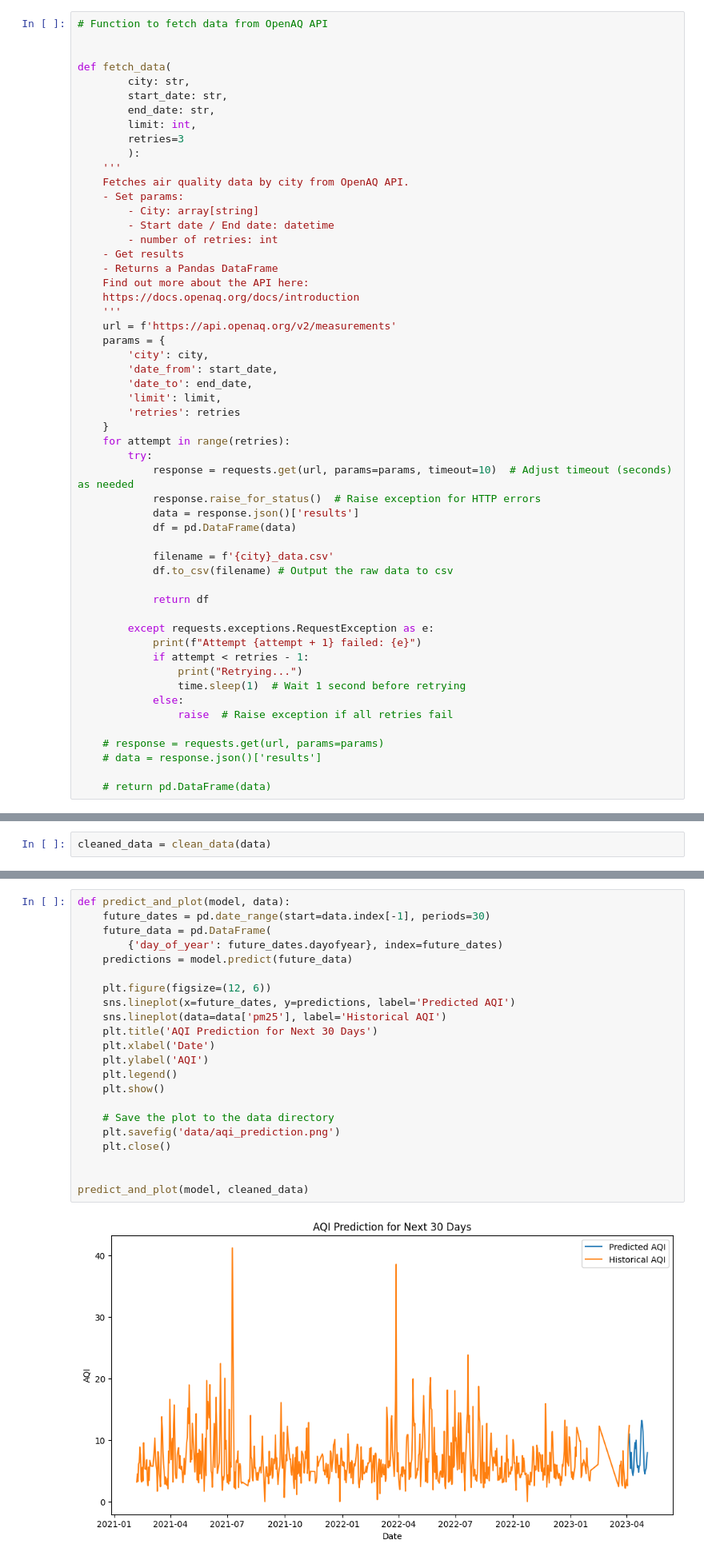
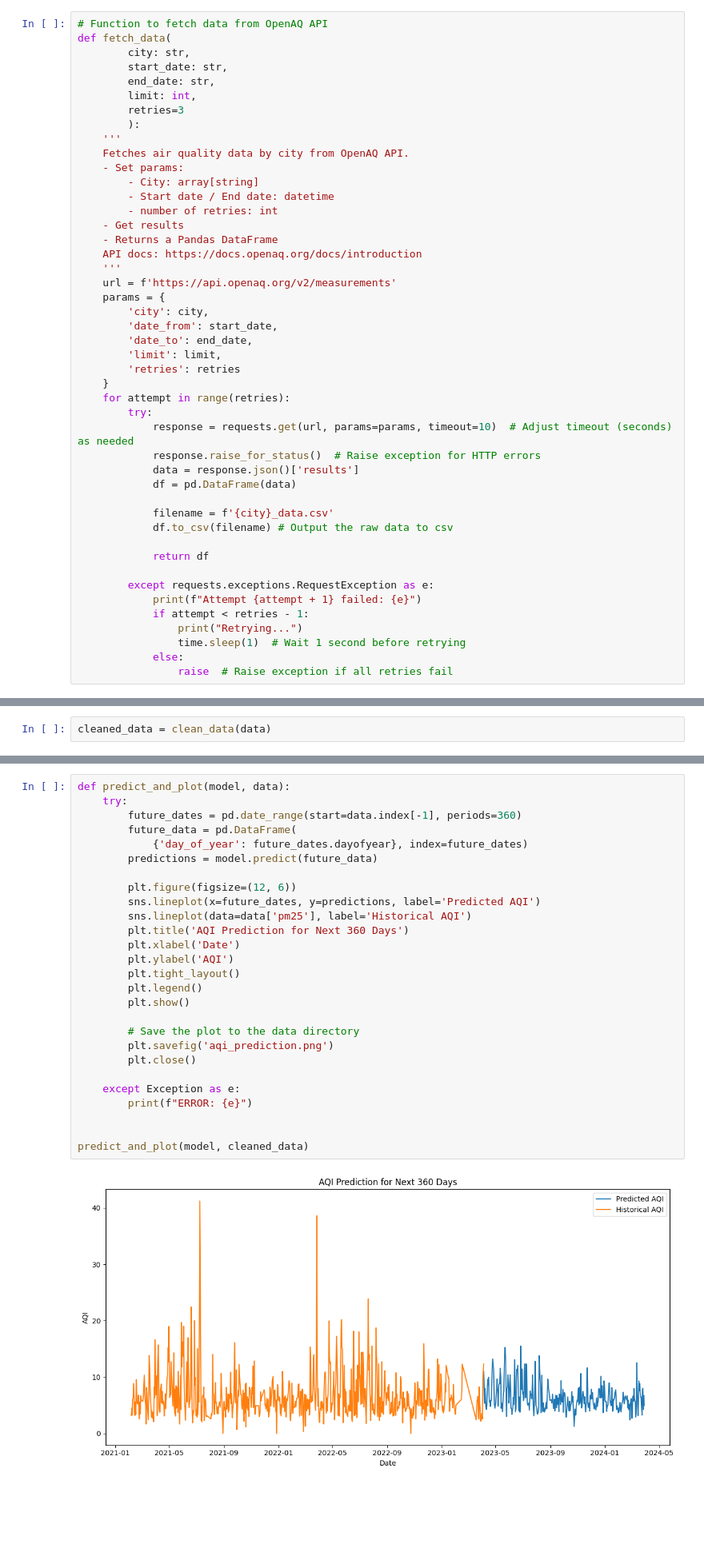
Before and after one commit to ollienicholson/air_quality_prediction, a Jupyter notebook: main.ipynb, the cells around one changed output, grey strips where cells are left out. Shown at 80% size. Drawn from its saved outputs; the diff is of its cells as text; blank space fills up the shorter version.

```diff
--- a/main.ipynb
+++ b/main.ipynb
@@ -17,7 +21,5 @@ if not os.path.exists('data'):
 # %%
 # Function to fetch data from OpenAQ API
-
-
 def fetch_data(
         city: str,
         start_date: str,
@@ -33,8 +35,7 @@ def fetch_data(
         - number of retries: int
     - Get results
     - Returns a Pandas DataFrame
-    Find out more about the API here:
-    https://docs.openaq.org/docs/introduction
+    API docs: https://docs.openaq.org/docs/introduction
     '''
     url = f'https://api.openaq.org/v2/measurements'
     params = {
@@ -63,11 +64,6 @@ def fetch_data(
                 time.sleep(1)  # Wait 1 second before retrying
             else:
                 raise  # Raise exception if all retries fail
-
-    # response = requests.get(url, params=params)
-    # data = response.json()['results']
-
-    # return pd.DataFrame(data)
 # %% [markdown]
 **Here's a breakdown of the data queried from OpenAQ API:**
 
@@ -193,28 +220,33 @@ model = train_model(cleaned_data)
 Mean Squared Error: 34.09295958126563
 # %%
 def predict_and_plot(model, data):
-    future_dates = pd.date_range(start=data.index[-1], periods=30)
-    future_data = pd.DataFrame(
-        {'day_of_year': future_dates.dayofyear}, index=future_dates)
-    predictions = model.predict(future_data)
+    try:
+        future_dates = pd.date_range(start=data.index[-1], periods=360)
+        future_data = pd.DataFrame(
+            {'day_of_year': future_dates.dayofyear}, index=future_dates)
+        predictions = model.predict(future_data)
 
-    plt.figure(figsize=(12, 6))
-    sns.lineplot(x=future_dates, y=predictions, label='Predicted AQI')
-    sns.lineplot(data=data['pm25'], label='Historical AQI')
-    plt.title('AQI Prediction for Next 30 Days')
-    plt.xlabel('Date')
-    plt.ylabel('AQI')
-    plt.legend()
-    plt.show()
+        plt.figure(figsize=(12, 6))
+        sns.lineplot(x=future_dates, y=predictions, label='Predicted AQI')
+        sns.lineplot(data=data['pm25'], label='Historical AQI')
+        plt.title('AQI Prediction for Next 360 Days')
+        plt.xlabel('Date')
+        plt.ylabel('AQI')
+        plt.tight_layout()
+        plt.legend()
+        plt.show()
 
-    # Save the plot to the data directory
-    plt.savefig('data/aqi_prediction.png')
-    plt.close()
+        # Save the plot to the data directory
+        plt.savefig('aqi_prediction.png')
+        plt.close()
+
+    except Exception as e:
+        print(f"ERROR: {e}")
 
 
 predict_and_plot(model, cleaned_data)
 # %% [output]
-[figure, old version]
+[figure, new version]
 # %%
 
 class AQIPredictionFlow(FlowSpec):
```
Also changed, not shown: parts of 9 cells of this notebook, 3 other files.
